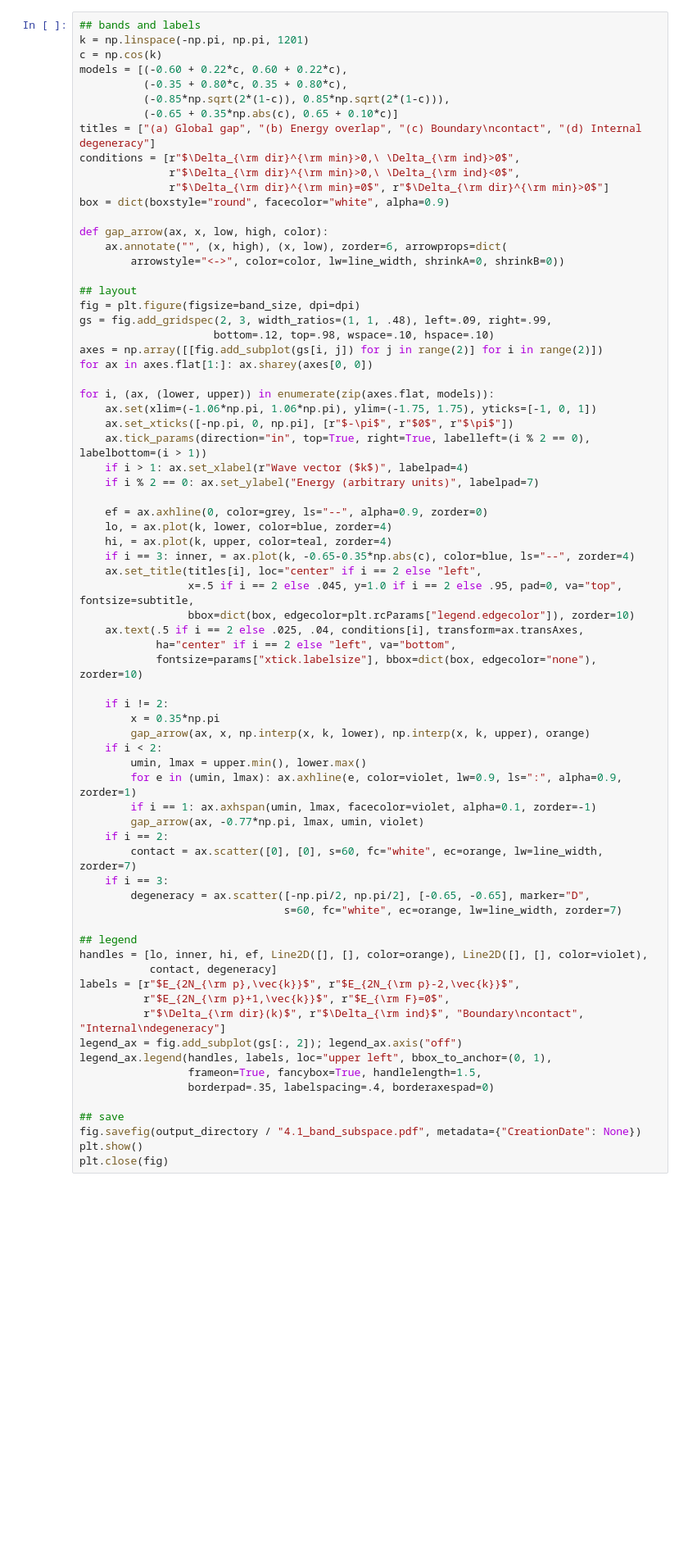
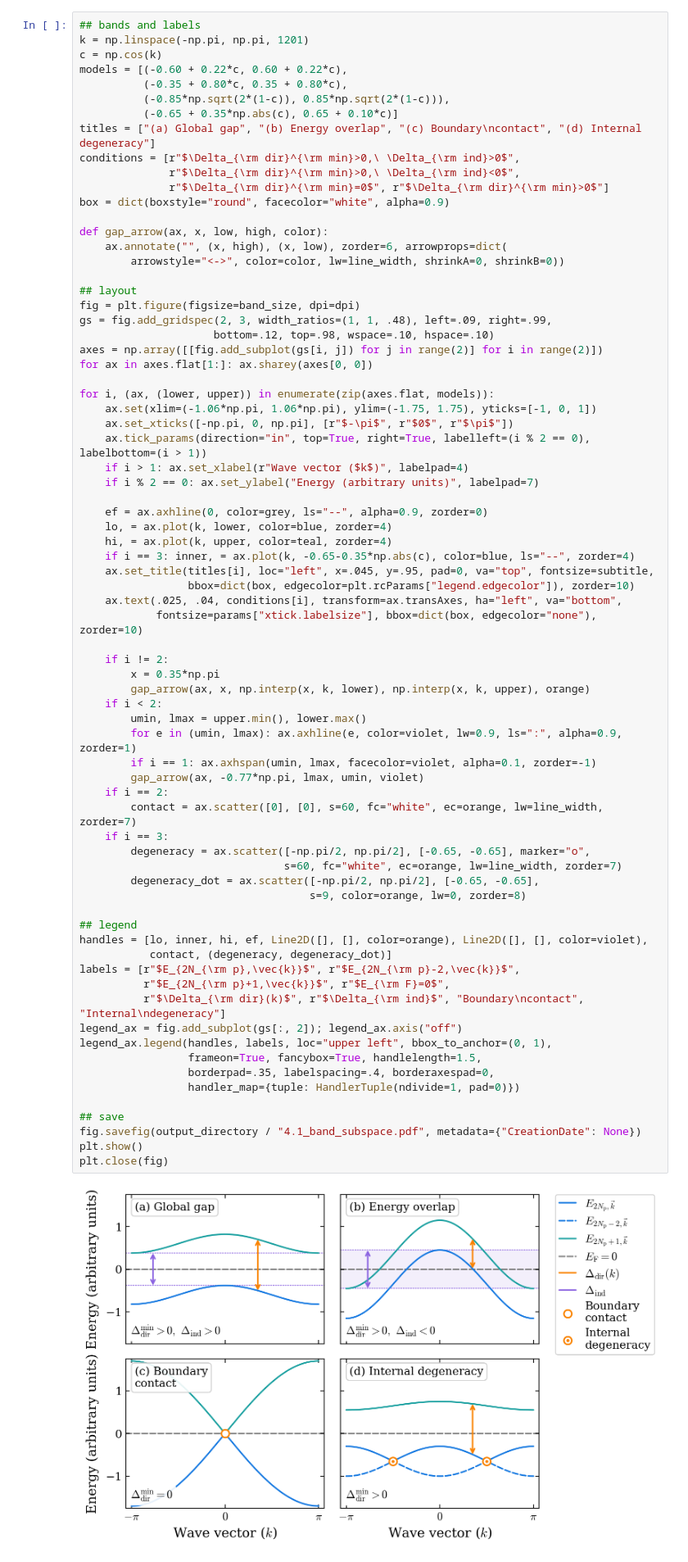
Before and after one commit to Photonico/PhD_thesis_20251216, a Jupyter notebook: figures_ch4/figures_ch4.ipynb, the cells around one changed output. Shown at 82% size. Saved outputs shown, nothing was run; the diff lists cells and outputs as text; blank space fills up the shorter version.

```diff
--- a/figures_ch4/figures_ch4.ipynb
+++ b/figures_ch4/figures_ch4.ipynb
@@ -71,42 +72,45 @@ for i, (ax, (lower, upper)) in enumerate(zip(axes.flat, models)):
     lo, = ax.plot(k, lower, color=blue, zorder=4)
     hi, = ax.plot(k, upper, color=teal, zorder=4)
     if i == 3: inner, = ax.plot(k, -0.65-0.35*np.abs(c), color=blue, ls="--", zorder=4)
-    ax.set_title(titles[i], loc="center" if i == 2 else "left",
-                 x=.5 if i == 2 else .045, y=1.0 if i == 2 else .95, pad=0, va="top", fontsize=subtitle,
+    ax.set_title(titles[i], loc="left", x=.045, y=.95, pad=0, va="top", fontsize=subtitle,
                  bbox=dict(box, edgecolor=plt.rcParams["legend.edgecolor"]), zorder=10)
-    ax.text(.5 if i == 2 else .025, .04, conditions[i], transform=ax.transAxes,
-            ha="center" if i == 2 else "left", va="bottom",
+    ax.text(.025, .04, conditions[i], transform=ax.transAxes, ha="left", va="bottom",
             fontsize=params["xtick.labelsize"], bbox=dict(box, edgecolor="none"), zorder=10)
 
     if i != 2:
         x = 0.35*np.pi
         gap_arrow(ax, x, np.interp(x, k, lower), np.interp(x, k, upper), orange)
     if i < 2:
         umin, lmax = upper.min(), lower.max()
         for e in (umin, lmax): ax.axhline(e, color=violet, lw=0.9, ls=":", alpha=0.9, zorder=1)
         if i == 1: ax.axhspan(umin, lmax, facecolor=violet, alpha=0.1, zorder=-1)
         gap_arrow(ax, -0.77*np.pi, lmax, umin, violet)
     if i == 2:
         contact = ax.scatter([0], [0], s=60, fc="white", ec=orange, lw=line_width, zorder=7)
     if i == 3:
-        degeneracy = ax.scatter([-np.pi/2, np.pi/2], [-0.65, -0.65], marker="D",
+        degeneracy = ax.scatter([-np.pi/2, np.pi/2], [-0.65, -0.65], marker="o",
                                 s=60, fc="white", ec=orange, lw=line_width, zorder=7)
+        degeneracy_dot = ax.scatter([-np.pi/2, np.pi/2], [-0.65, -0.65],
+                                    s=9, color=orange, lw=0, zorder=8)
 
 ## legend
 handles = [lo, inner, hi, ef, Line2D([], [], color=orange), Line2D([], [], color=violet),
-           contact, degeneracy]
+           contact, (degeneracy, degeneracy_dot)]
 labels = [r"$E_{2N_{\rm p},\vec{k}}$", r"$E_{2N_{\rm p}-2,\vec{k}}$",
           r"$E_{2N_{\rm p}+1,\vec{k}}$", r"$E_{\rm F}=0$",
           r"$\Delta_{\rm dir}(k)$", r"$\Delta_{\rm ind}$", "Boundary\ncontact", "Internal\ndegeneracy"]
 legend_ax = fig.add_subplot(gs[:, 2]); legend_ax.axis("off")
 legend_ax.legend(handles, labels, loc="upper left", bbox_to_anchor=(0, 1),
                  frameon=True, fancybox=True, handlelength=1.5,
-                 borderpad=.35, labelspacing=.4, borderaxespad=0)
+                 borderpad=.35, labelspacing=.4, borderaxespad=0,
+                 handler_map={tuple: HandlerTuple(ndivide=1, pad=0)})
 
 ## save
 fig.savefig(output_directory / "4.1_band_subspace.pdf", metadata={"CreationDate": None})
 plt.show()
 plt.close(fig)
+# %% [output]
+[figure, added]
 # %% [markdown]
 ## 4.2 Time-reversal invariant momenta
 # %%
```
Also changed, not shown: parts of 1 cell of this notebook, 3 other files.
